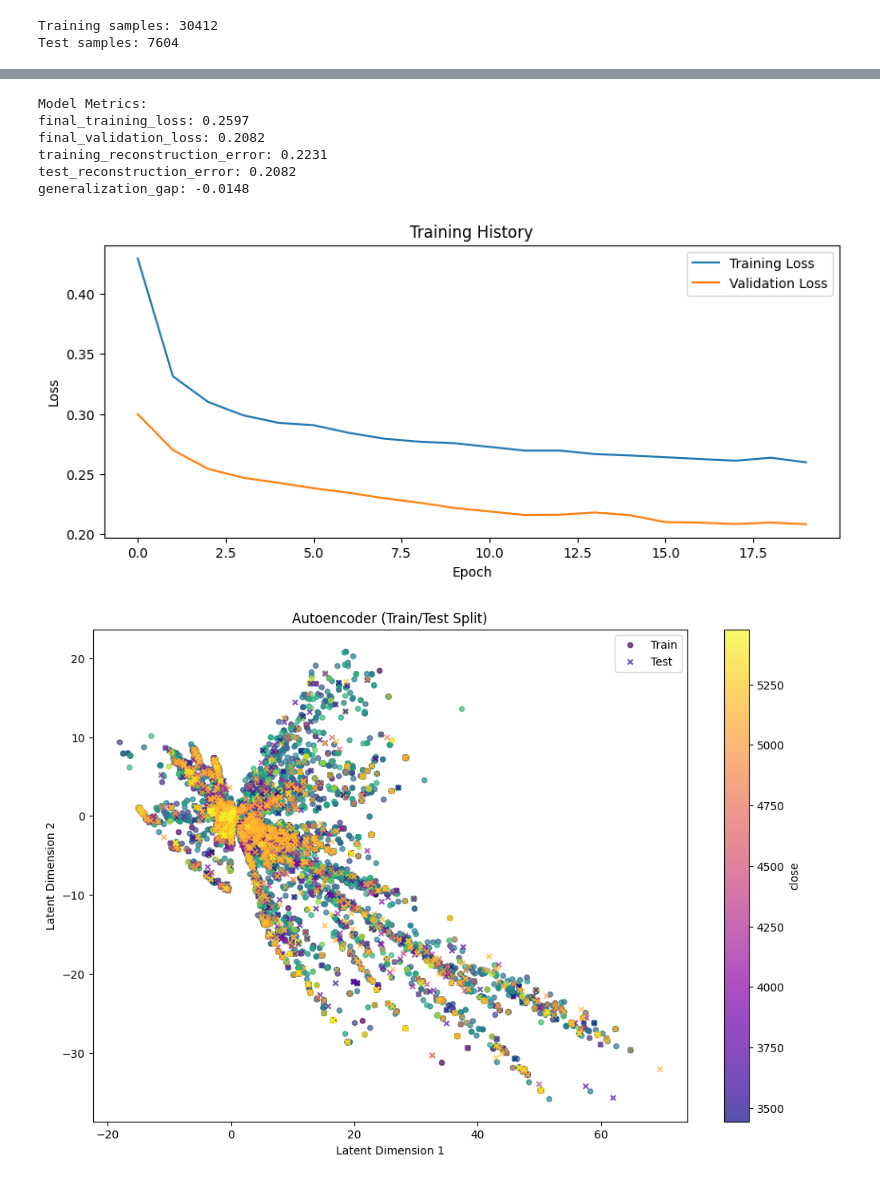
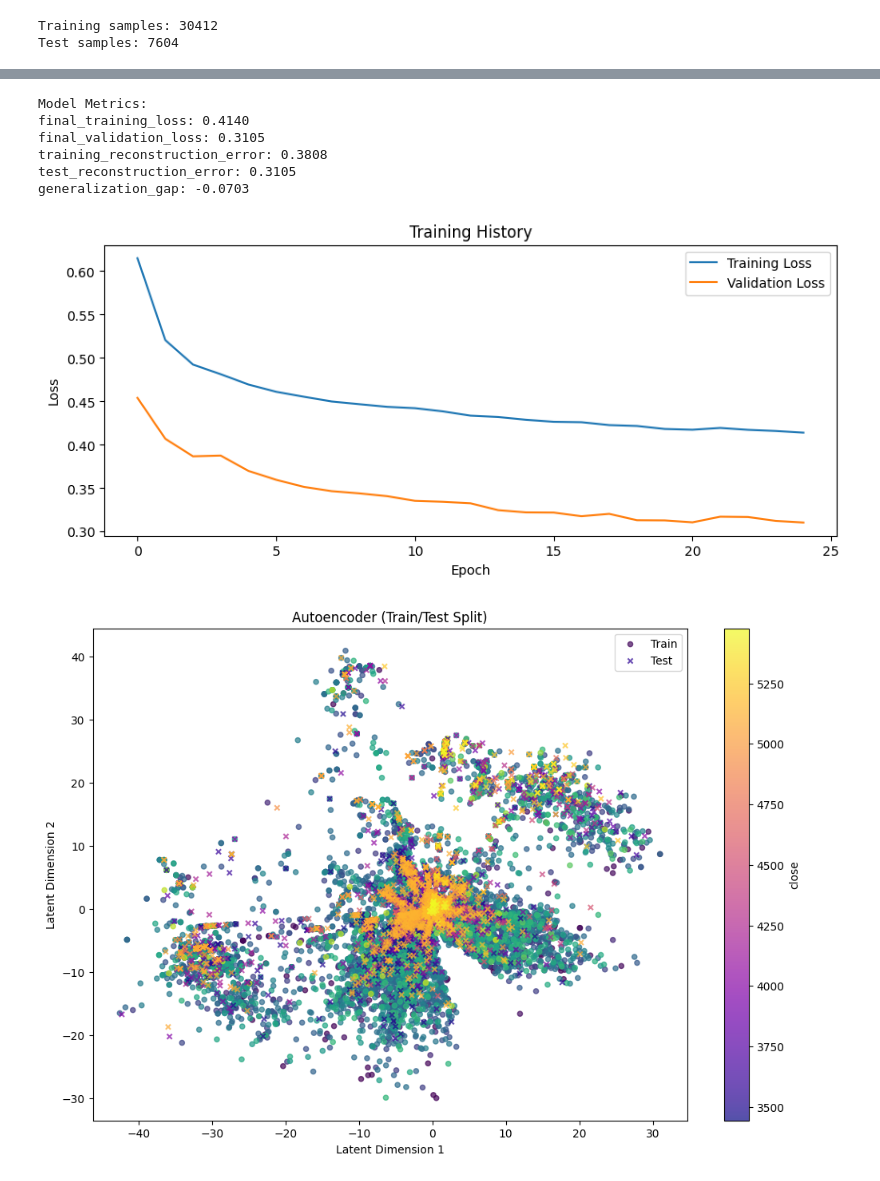
Before and after one commit to AFoivos/Forex_Prediction-, a Jupyter notebook: notebooks/test_autoencoders_signals.ipynb, the cells around one changed output, grey strips where cells are left out. Cells and saved outputs as stored; diff of their text form; code cells hidden in the pictures.

```diff
--- a/notebooks/test_autoencoders_signals.ipynb
+++ b/notebooks/test_autoencoders_signals.ipynb
@@ -29,7 +29,14 @@ cleaner = ForexDataClean(data = data)
 data = cleaner.fast_cleaner()
 
 features = ForexFeauturesExtractor(
-    data = data
+    data = data,
+    momentum_parameters = {
+        'rsi_periods' : [4, 6, 8, 10, 12, 14],
+        'stoch_fk_sk_sd_periods' : [[4, 1, 1], [6, 1, 1], [8, 2, 2], [10, 2, 2], [12, 3, 3], [14, 3, 3]],
+        'williams_periods' :  [4, 6, 8, 10, 12, 14],
+        'cci_periods' :  [4, 6, 8, 10, 12, 14],
+        'momentum_periods' : [4, 6, 8, 10, 12, 14]
+    },
 )
 
 indicators_data, signals_data, extreme_data = features.extract_all_features()
@@ -52,7 +59,7 @@ OHLC DATA INTEGRITY VALIDATION
 No OHLC integrity violations found
 All OHLC values are consistent
 # %%
-trend_dir = signals_data['momentum']
+trend_dir = signals_data['trend_strength']
 # %%
 trend_dir.shape
 # %% [output]
@@ -73,5 +80,9 @@ train_data, test_data = autoencoder.prepare_data(
 Training samples: 30412
 Test samples: 7604
 # %%
-history = autoencoder.train(epochs=20, batch_size=12, verbose=1)
+history = autoencoder.train(
+    epochs = 25,
+    batch_size = 12,
+    verbose = 1
+)
 # %% [output]
@@ -101,15 +112,18 @@ for key, value in metrics.items():
     print(f"{key}: {value:.4f}")
 # %% [output]
 Model Metrics:
-final_training_loss: 0.2597
-final_validation_loss: 0.2082
-training_reconstruction_error: 0.2231
-test_reconstruction_error: 0.2082
-generalization_gap: -0.0148
+final_training_loss: 0.4140
+final_validation_loss: 0.3105
+training_reconstruction_error: 0.3808
+test_reconstruction_error: 0.3105
+generalization_gap: -0.0703
 # %%
 autoencoder.plot_training_history()
-autoencoder.plot_latent_space(labels_data_with_latent, color_by='close')
+autoencoder.plot_latent_space(
+    labels_data_with_latent,
+    color_by = 'close'
+)
 # %% [output]
-[figure, old version]
+[figure, new version]
-[figure, old version]
+[figure, new version]
 # %%
```
Also changed, not shown: parts of 8 cells of this notebook, 3 other files.
